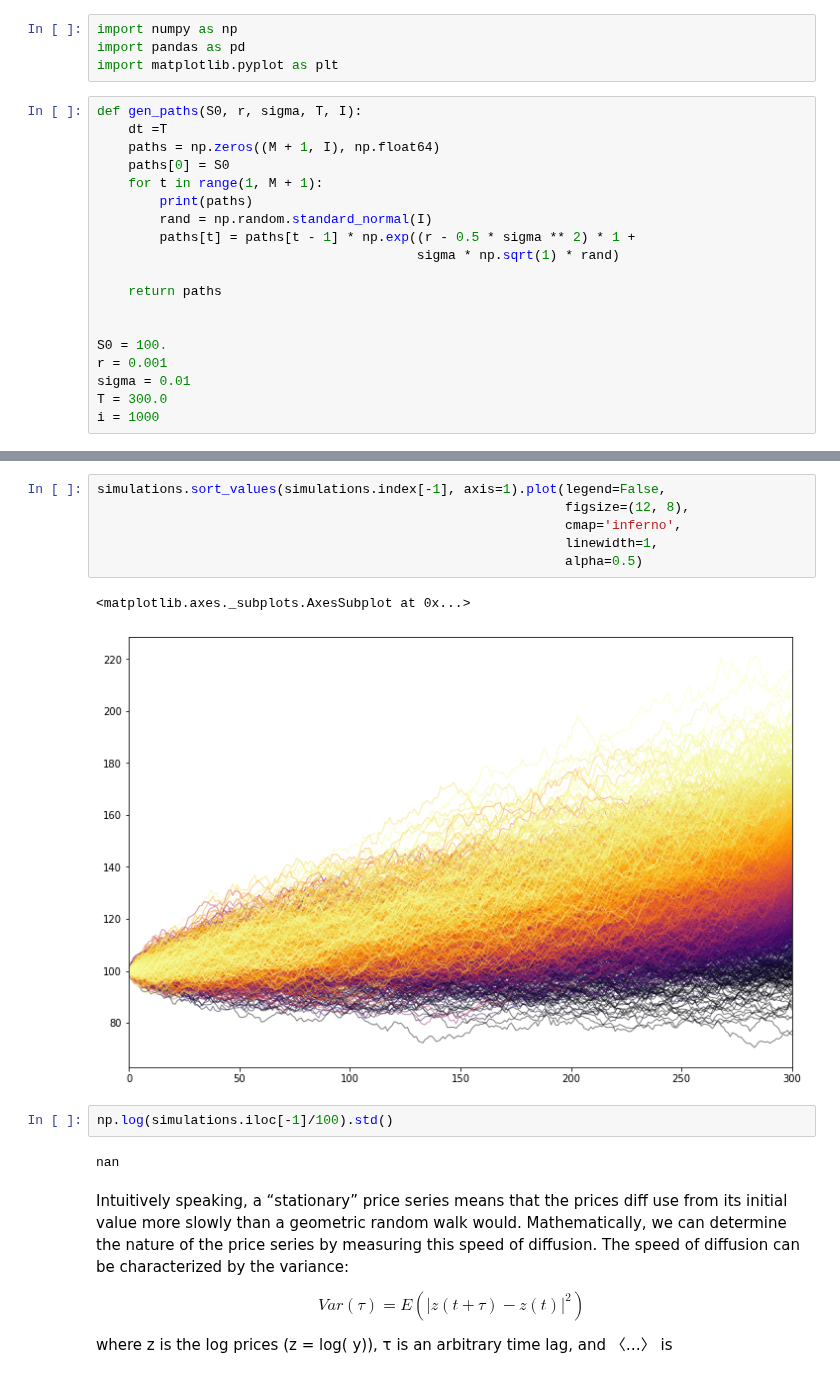
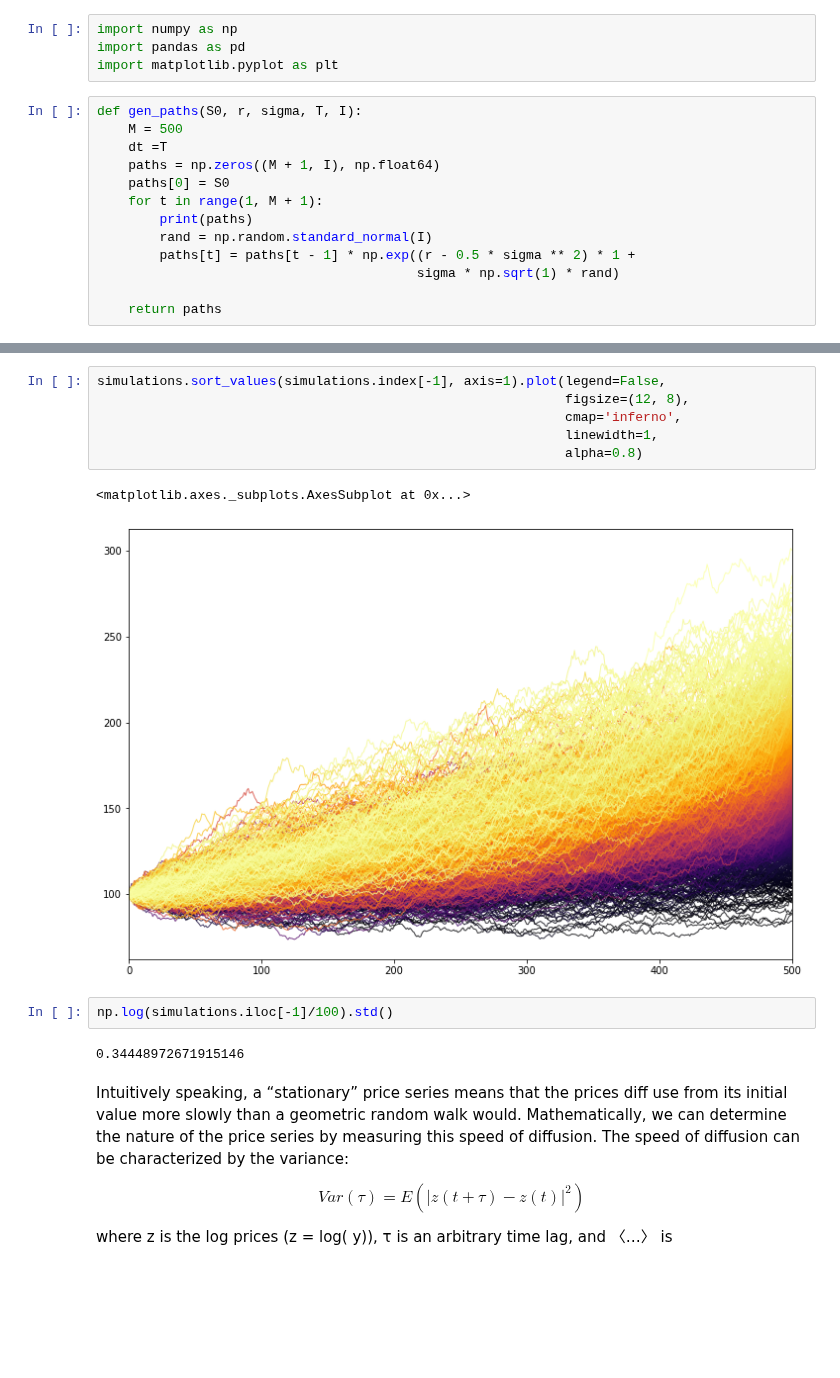
Before and after one commit to lucaberlanda/Magazzino, a Jupyter notebook: Finance/GeometricBrownianMotion.ipynb, the cells around one changed output, grey strips where cells are left out. Drawn from its saved outputs; the diff is of its cells as text; blank space fills up the shorter version.

```diff
--- a/Finance/GeometricBrownianMotion.ipynb
+++ b/Finance/GeometricBrownianMotion.ipynb
@@ -23,6 +23,7 @@ import pandas as pd
 import matplotlib.pyplot as plt
 # %%
 def gen_paths(S0, r, sigma, T, I):
+    M = 500
     dt =T
     paths = np.zeros((M + 1, I), np.float64)
     paths[0] = S0
@@ -33,11 +34,4 @@ def gen_paths(S0, r, sigma, T, I):
                                          sigma * np.sqrt(1) * rand)
 
     return paths
-
-
-S0 = 100.
-r = 0.001
-sigma = 0.01
-T = 300.0
-i = 1000
 # %%
@@ -63,16 +47,16 @@ simulations = pd.DataFrame(gen_paths(S0, r, sigma, T, i))
 # %%
 simulations.sort_values(simulations.index[-1], axis=1).plot(legend=False,
                                                             figsize=(12, 8),
                                                             cmap='inferno',
                                                             linewidth=1,
-                                                            alpha=0.5)
+                                                            alpha=0.8)
 # %% [output]
 <matplotlib.axes._subplots.AxesSubplot at 0x...>
-[figure, old version]
+[figure, new version]
 # %%
 np.log(simulations.iloc[-1]/100).std()
 # %% [output]
-nan
+0.34448972671915146
 # %% [markdown]
 Intuitively speaking, a “stationary” price series means that the prices diff use
 from its initial value more slowly than a geometric random walk would. Mathematically,
```
Also changed, not shown: parts of 2 cells of this notebook, 13 other files.
